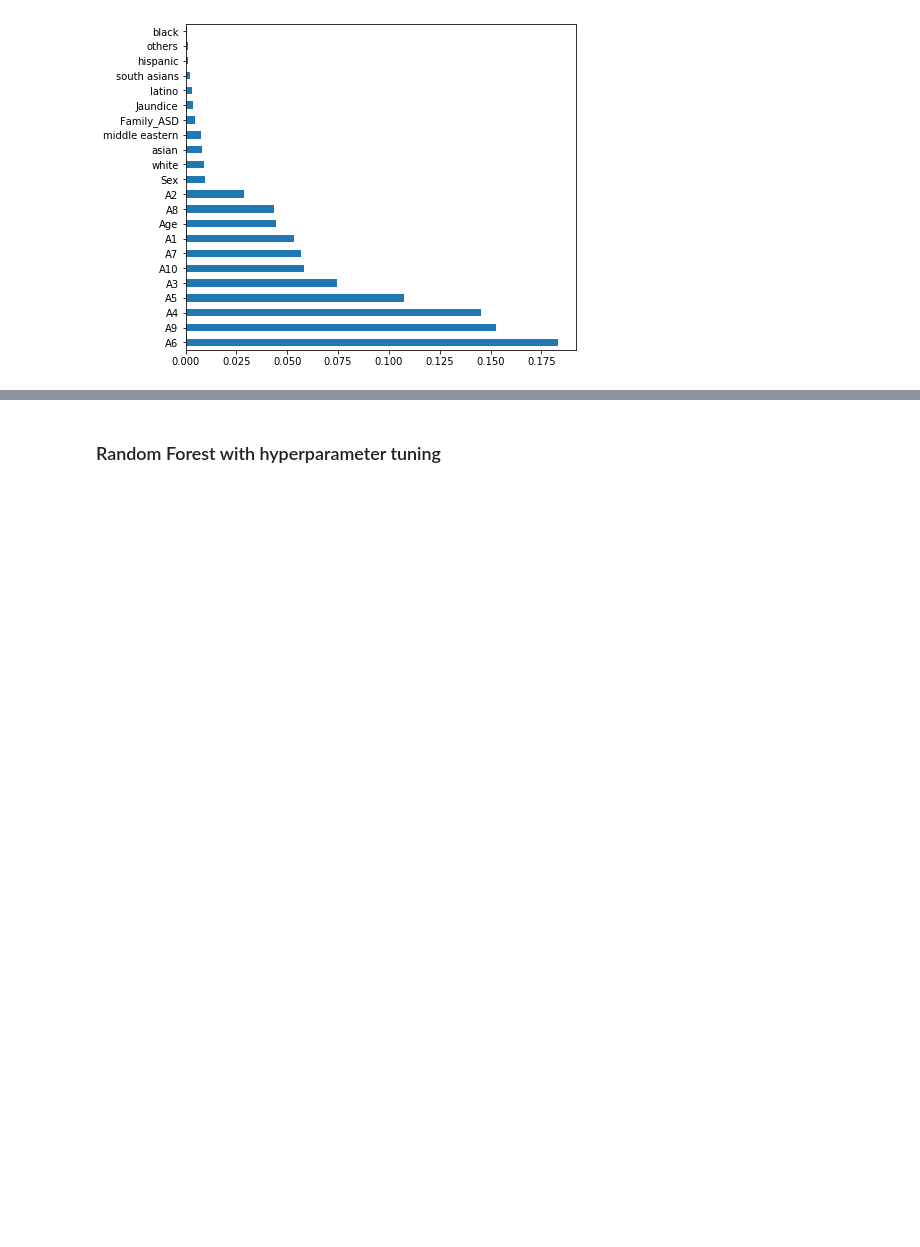
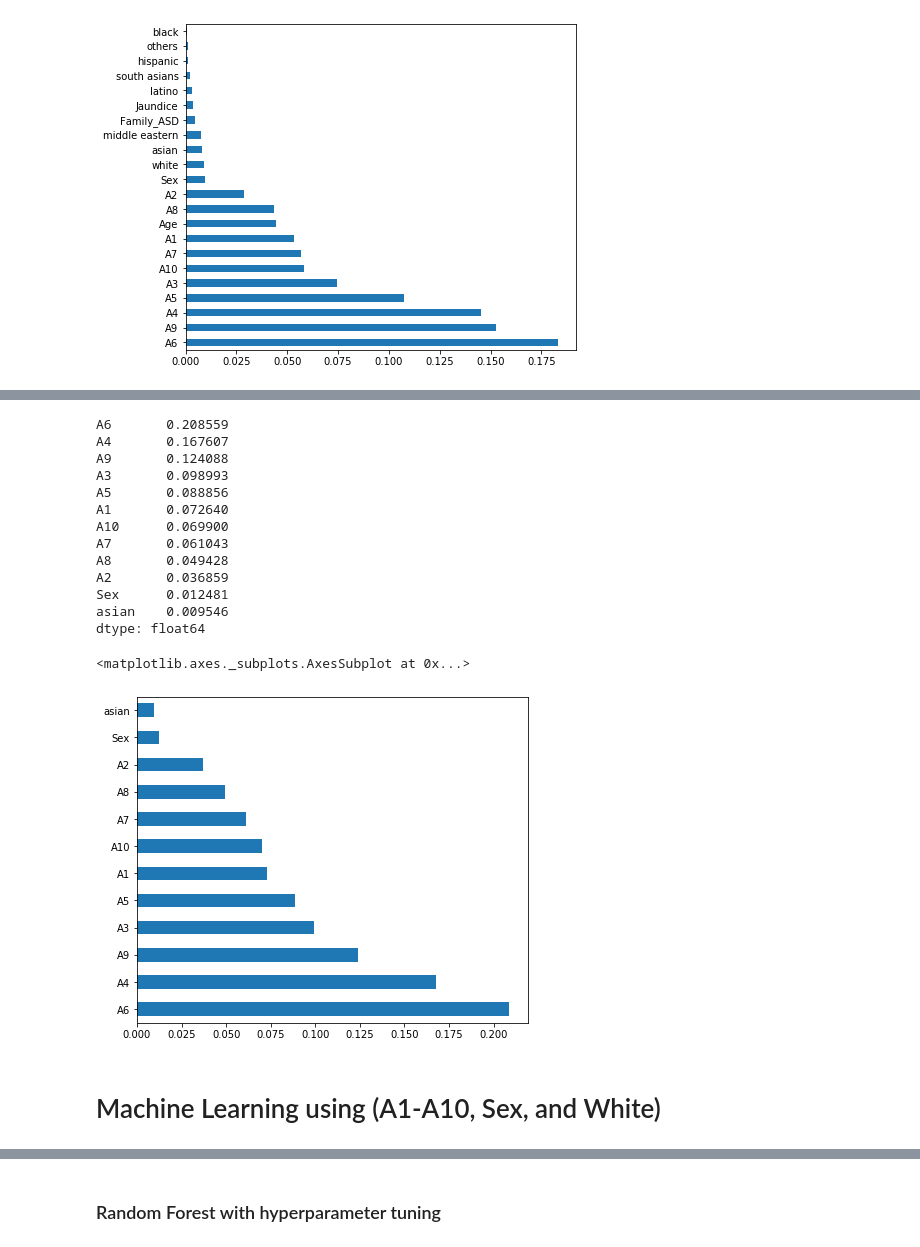
Before and after one commit to ccamagong/ASD_FINAL, a Jupyter notebook: ASD_ML.ipynb, the cells around one changed output, grey strips where cells are left out. Saved outputs shown, nothing was run; the diff lists cells and outputs as text; code cells hidden in the pictures; blank space fills up the shorter version.

```diff
--- a/ASD_ML.ipynb
+++ b/ASD_ML.ipynb
@@ -264,0 +342,7 @@ dtype: float64
+# %%
+rf = RandomForestClassifier(n_estimators=500)
+# Random search of parameters, using 3 fold cross validation,
+# search across 100 different combinations, and use all available cores
+rf_random = RandomizedSearchCV(estimator = rf, param_distributions = random_grid, n_iter = 100, cv = 3, verbose=2, random_state=42)
+# Fit the random search model
+rf_random.fit(X_train, Y_train)
@@ -264,0 +395,3 @@ dtype: float64
+# %%
+forest = RandomForestClassifier(n_estimators=20, min_samples_leaf=2, max_features='auto', max_depth=50)
+forest.fit(X_train, Y_train)
@@ -264,0 +421,23 @@ dtype: float64
+# %%
+feature_importances = pd.Series(forest.feature_importances_, index=X.columns)
+feature_importances.sort_values(inplace=True, ascending=False)
+print(feature_importances)
+feature_importances.plot(kind='barh', figsize=(7,6))
+# %% [output]
+A6       0.208559
+A4       0.167607
+A9       0.124088
+A3       0.098993
+A5       0.088856
+A1       0.072640
+A10      0.069900
+A7       0.061043
+A8       0.049428
+A2       0.036859
+Sex      0.012481
+asian    0.009546
+dtype: float64
+<matplotlib.axes._subplots.AxesSubplot at 0x...>
+[figure, added]
+# %% [markdown]
+# Machine Learning using (A1-A10, Sex, and White)
```
Also changed, not shown: parts of 32 cells of this notebook, 3 other files.
